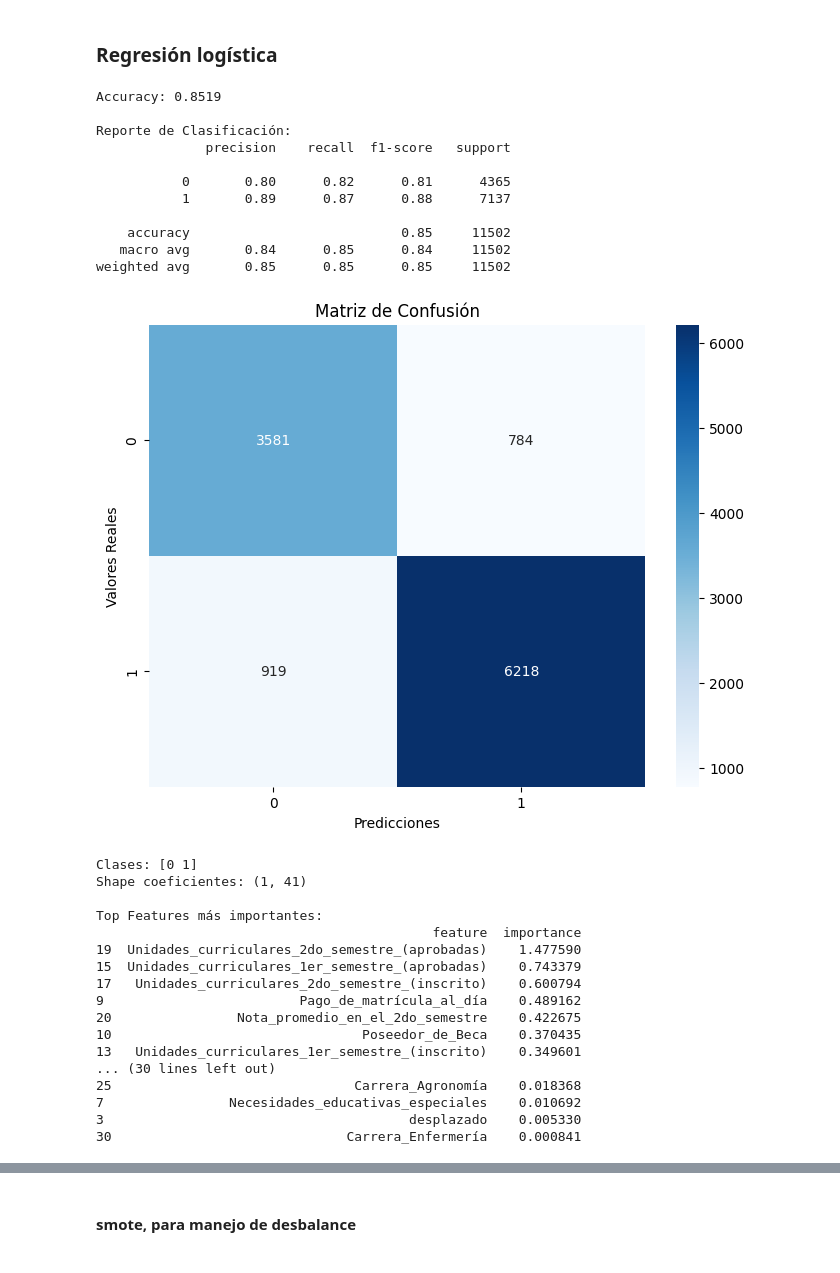
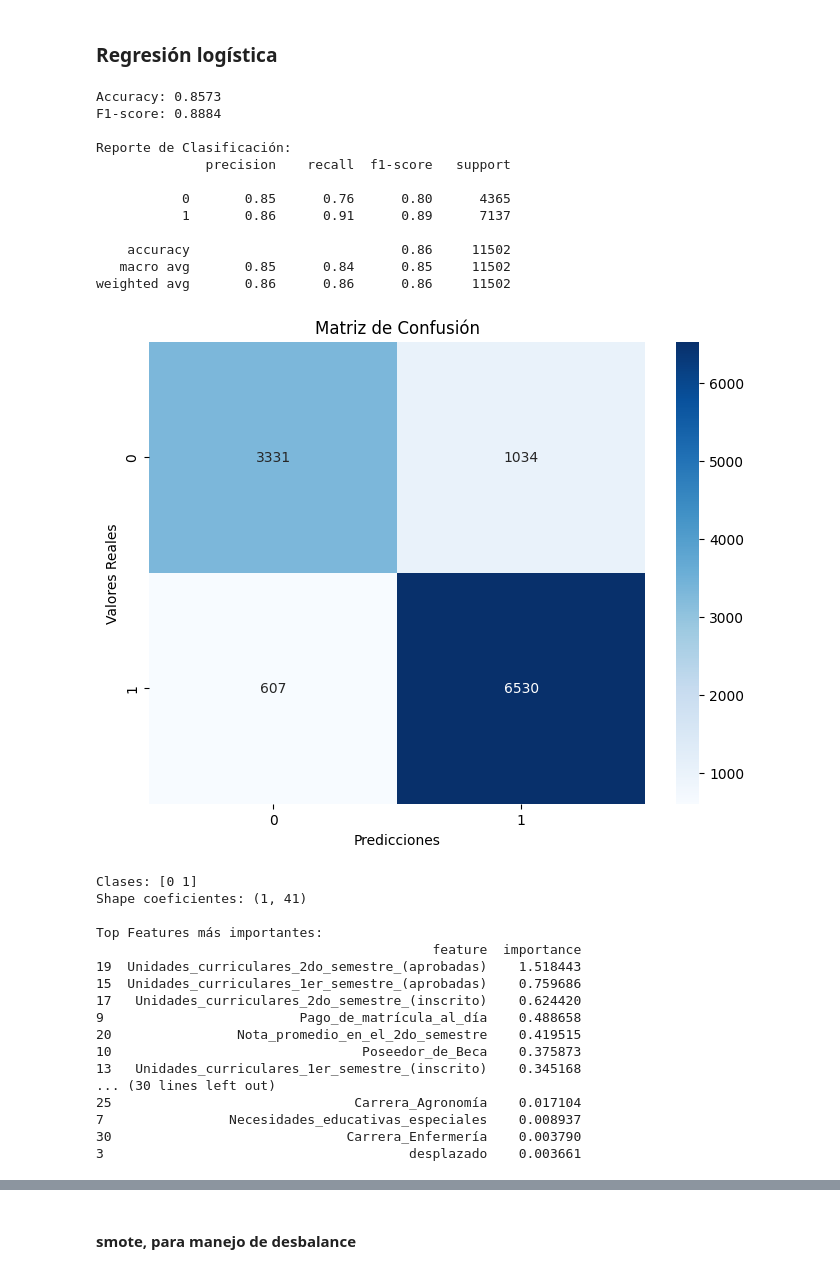
Before and after one commit to SofiaForni/aprendizaje_automatico_desertores, a Jupyter notebook: notebooks/modelos_target_binaria.ipynb, the cells around one changed output, grey strips where cells are left out. Drawn from its saved outputs; the diff is of its cells as text; code cells hidden in the pictures.

```diff
--- a/notebooks/modelos_target_binaria.ipynb
+++ b/notebooks/modelos_target_binaria.ipynb
@@ -54,9 +57,9 @@ X_test_scaled = scaler.transform(X_test)
 
 # Crear y entrenar el modelo
 modelo_lr = LogisticRegression(
-    class_weight='balanced',
     random_state=42,
-    max_iter=10000
+    max_iter=10000,
+    solver='liblinear'
 )
 
 # Entrenar con datos escalados
@@ -68,33 +71,39 @@ y_pred_proba = modelo_lr.predict_proba(X_test_scaled)
 # %%
 # Accuracy
 accuracy = accuracy_score(y_test, y_pred)
 print(f"Accuracy: {accuracy:.4f}")
 
+# calcular el F1-score
+f1 = f1_score(y_test, y_pred)
+print(f"F1-score: {f1:.4f}")
+
 # Reporte de clasificación
 print("\nReporte de Clasificación:")
 print(classification_report(y_test, y_pred))
+
 
 # Matriz de confusión
 plt.figure(figsize=(8, 6))
 cm = confusion_matrix(y_test, y_pred)
 sns.heatmap(cm, annot=True, fmt='d', cmap='Blues')
 plt.title('Matriz de Confusión')
 plt.ylabel('Valores Reales')
 plt.xlabel('Predicciones')
 plt.show()
 # %% [output]
-Accuracy: 0.8519
+Accuracy: 0.8573
+F1-score: 0.8884
 
 Reporte de Clasificación:
               precision    recall  f1-score   support
 
-           0       0.80      0.82      0.81      4365
-           1       0.89      0.87      0.88      7137
+           0       0.85      0.76      0.80      4365
+           1       0.86      0.91      0.89      7137
 
-    accuracy                           0.85     11502
-   macro avg       0.84      0.85      0.84     11502
-weighted avg       0.85      0.85      0.85     11502
+    accuracy                           0.86     11502
+   macro avg       0.85      0.84      0.85     11502
+weighted avg       0.86      0.86      0.86     11502
-[figure, old version]
+[figure, new version]
 # %%
 # Obtener los coeficientes del modelo
 coeficientes = modelo_lr.coef_  # o modelo_lr según cuál uses
@@ -122,18 +131,18 @@ Shape coeficientes: (1, 41)
 
 Top Features más importantes:
                                            feature  importance
-19  Unidades_curriculares_2do_semestre_(aprobadas)    1.477590
-15  Unidades_curriculares_1er_semestre_(aprobadas)    0.743379
-17   Unidades_curriculares_2do_semestre_(inscrito)    0.600794
-9                         Pago_de_matrícula_al_día    0.489162
-20                Nota_promedio_en_el_2do_semestre    0.422675
-10                                Poseedor_de_Beca    0.370435
-13   Unidades_curriculares_1er_semestre_(inscrito)    0.349601
+19  Unidades_curriculares_2do_semestre_(aprobadas)    1.518443
+15  Unidades_curriculares_1er_semestre_(aprobadas)    0.759686
+17   Unidades_curriculares_2do_semestre_(inscrito)    0.624420
+9                         Pago_de_matrícula_al_día    0.488658
+20                Nota_promedio_en_el_2do_semestre    0.419515
+10                                Poseedor_de_Beca    0.375873
+13   Unidades_curriculares_1er_semestre_(inscrito)    0.345168
 ... (30 lines left out)
-25                               Carrera_Agronomía    0.018368
-7                Necesidades_educativas_especiales    0.010692
-3                                       desplazado    0.005330
-30                              Carrera_Enfermería    0.000841
+25                               Carrera_Agronomía    0.017104
+7                Necesidades_educativas_especiales    0.008937
+30                              Carrera_Enfermería    0.003790
+3                                       desplazado    0.003661
 # %%
 # Plot de las top features
 plt.figure(figsize=(10, 8))
```
Also changed, not shown: parts of 17 cells of this notebook, 1 other file.
